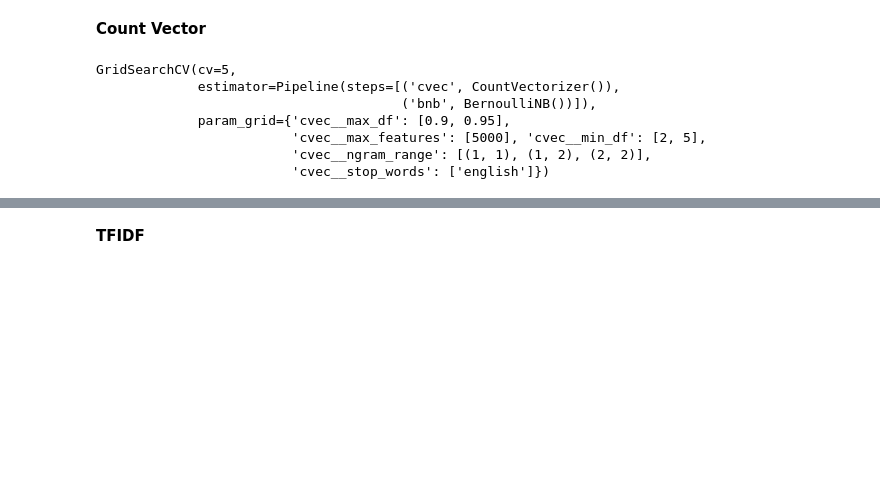
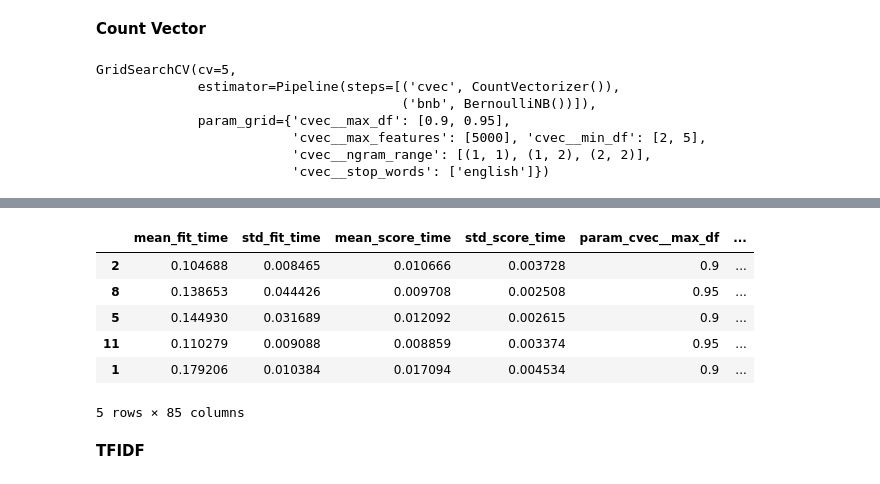
Before and after one commit to polinamin/disaster_recognition, a Jupyter notebook: code/Data_Model_Polina.ipynb, the cells around one changed output, grey strips where cells are left out. Saved outputs shown, nothing was run; the diff lists cells and outputs as text; code cells hidden in the pictures; blank space fills up the shorter version.

```diff
--- a/Data_collection_Polina.ipynb
+++ b/code/Data_Model_Polina.ipynb
@@ -1016,0 +937,30 @@ print(gs_n.score(Xn_traintest,y_traintest))
+# %%
+scorers = {
+    'precision_score': make_scorer(precision_score),
+    'recall_score': make_scorer(recall_score),
+    'accuracy_score': make_scorer(accuracy_score)
+}
+# %%
+def grid_search_wrapper(refit_score='precision_score'):
+    """
+    fits a GridSearchCV classifier using refit_score for optimization
+    prints classifier performance metrics
+    """
+    skf = StratifiedKFold(n_splits=10)
+    grid_search = GridSearchCV(pipe, pipe_params, scoring=scorers, refit=refit_score,
+                           cv=skf, return_train_score=True, n_jobs=-1)
+    grid_search.fit(Xn_train, y_train)
+
+    # make the predictions
+    y_pred = grid_search.predict(Xn_traintest)
+
+    print('Best params for {}'.format(refit_score))
+    print(grid_search.best_params_)
+
+    # confusion matrix on the test data.
+    print('\nConfusion matrix of Random Forest optimized for {} on the test data:'.format(refit_score))
+    print(pd.DataFrame(confusion_matrix(y_traintest, y_pred),
+                 columns=['pred_neg', 'pred_pos'], index=['neg', 'pos']))
+    return grid_search
+# %%
+grid_search_gs_n = grid_search_wrapper(refit_score='precision_score')
@@ -1017,3 +975,15 @@ print(gs_n.score(Xn_traintest,y_traintest))
+# %%
+results = pd.DataFrame(grid_search_gs_n.cv_results_)
+results = results.sort_values(by='mean_test_precision_score', ascending=False)
+results.head()
+# %% [output]
+|  | mean_fit_time | std_fit_time | mean_score_time | std_score_time | param_cvec__max_df | ... |
+| 2 | 0.104688 | 0.008465 | 0.010666 | 0.003728 | 0.9 | ... |
+| 8 | 0.138653 | 0.044426 | 0.009708 | 0.002508 | 0.95 | ... |
+| 5 | 0.144930 | 0.031689 | 0.012092 | 0.002615 | 0.9 | ... |
+| 11 | 0.110279 | 0.009088 | 0.008859 | 0.003374 | 0.95 | ... |
+| 1 | 0.179206 | 0.010384 | 0.017094 | 0.004534 | 0.9 | ... |
+5 rows × 85 columns
 # %% [markdown]
 **TFIDF**
 # %%
```
Also changed, not shown: parts of 92 cells of this notebook, 27 other files.
